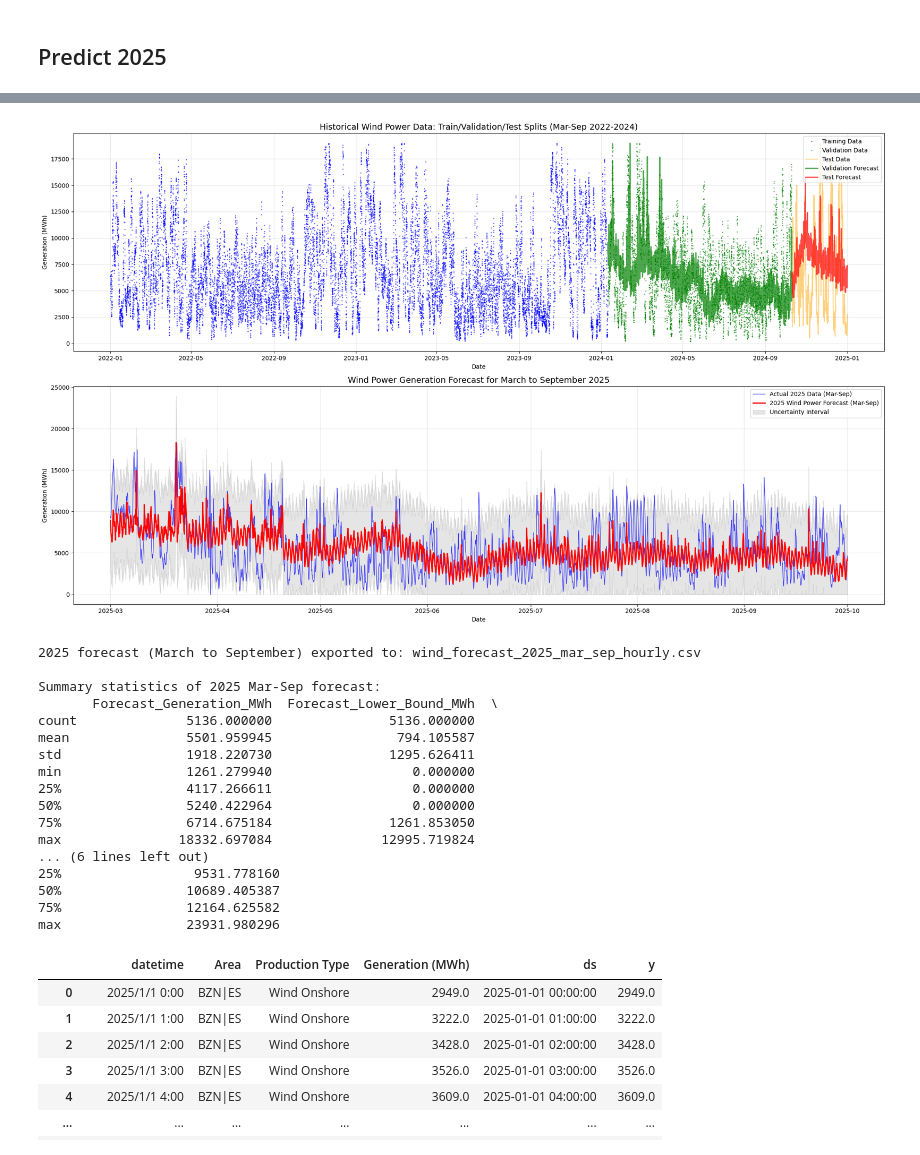
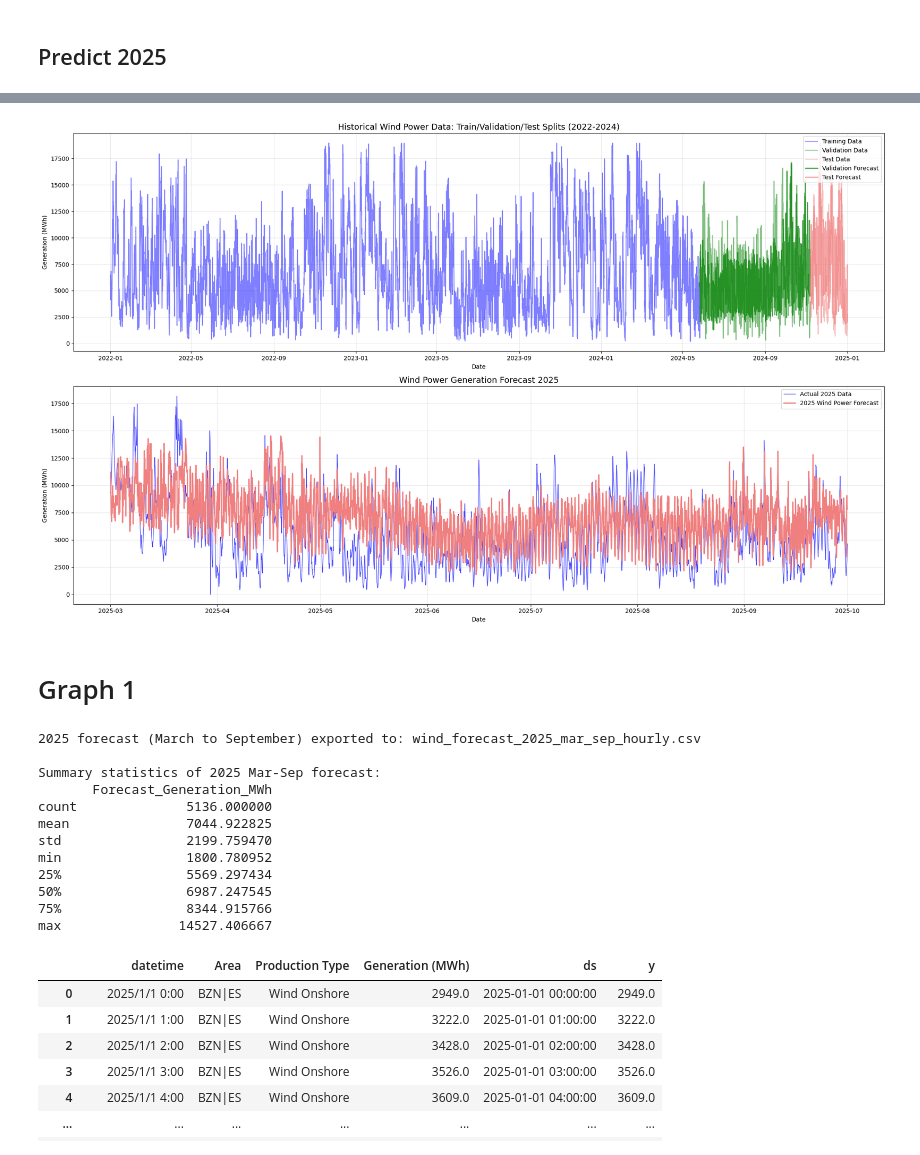
Before and after one commit to sdcastanedaa-max/2025-26-Data-driven, a Jupyter notebook: Advance_forecast/forecast_wind_gen.ipynb, the cells around one changed output, grey strips where cells are left out. Cells and saved outputs as stored; diff of their text form; code cells hidden in the pictures.

Commit message:
25/11/2025 Wind

```diff
--- a/Advance_forecast/forecast_wind_gen.ipynb
+++ b/Advance_forecast/forecast_wind_gen.ipynb
@@ -170,8 +170,8 @@ wind_df = pd.read_csv("../Gen_data/Wind_2022_2024.csv")
 # Split data into train (70%), validation (20%), and test (10%)
 # Using only March to September data from 2022-2024
 total_rows = len(df)
-train_size = int(0.675 * total_rows)
-val_size = int(0.25 * total_rows)
+train_size = int(0.8 * total_rows)
+val_size = int(0.15 * total_rows)
 
 train_df = df.iloc[:train_size].copy()
 val_df = df.iloc[train_size:train_size + val_size].copy()
@@ -362,15 +340,12 @@ Training complete!
 from sklearn.metrics import mean_absolute_error, mean_squared_error
 import numpy as np
 
-# Predict on validation data (add floor constraint and solar elevation regressor)
 val_df_pred = val_df.copy()
 val_df_pred['floor'] = 0
-val_forecast = model.predict(val_df_pred[['ds', 'floor', 'wind_potential_index']])
+val_forecast = model.predict(val_df_pred)
 
 # Clip predictions to non-negative values (safety check)
 val_forecast['yhat'] = val_forecast['yhat'].clip(lower=0)
-val_forecast['yhat_lower'] = val_forecast['yhat_lower'].clip(lower=0)
-val_forecast['yhat_upper'] = val_forecast['yhat_upper'].clip(lower=0)
 
 # Reset indices to align properly
 val_actual = val_df['y'].values
@@ -382,7 +357,7 @@ val_rmse = np.sqrt(mean_squared_error(val_actual, val_pred))
 
 # Calculate MAPE excluding very small values (< 10 MWh threshold for meaningful generation)
 # This filters out nighttime and very low generation periods
-threshold = 10  # MWh
+threshold = 1000  # MWh
 significant_mask = val_actual >= threshold
 if significant_mask.sum() > 0:
     val_mape = np.mean(np.abs((val_actual[significant_mask] - val_pred[significant_mask]) / val_actual[significant_mask])) * 100
@@ -431,12 +406,10 @@ Prediction range:
 # Test model on test set
 test_df_pred = test_df.copy()
 test_df_pred['floor'] = 0
-test_forecast = model.predict(test_df_pred[['ds', 'floor', 'wind_potential_index']])
+test_forecast = model.predict(test_df_pred)
 
 # Clip predictions to non-negative values (safety check)
 test_forecast['yhat'] = test_forecast['yhat'].clip(lower=0)
-test_forecast['yhat_lower'] = test_forecast['yhat_lower'].clip(lower=0)
-test_forecast['yhat_upper'] = test_forecast['yhat_upper'].clip(lower=0)
 
 # Reset indices to align properly
 test_actual = test_df['y'].values
@@ -447,7 +420,7 @@ test_mae = mean_absolute_error(test_actual, test_pred)
 test_rmse = np.sqrt(mean_squared_error(test_actual, test_pred))
 
 # Calculate MAPE excluding very small values (< 10 MWh threshold)
-threshold = 10  # MWh
+threshold = 1000  # MWh
 significant_mask = test_actual >= threshold
 if significant_mask.sum() > 0:
     test_mape = np.mean(np.abs((test_actual[significant_mask] - test_pred[significant_mask]) / test_actual[significant_mask])) * 100
@@ -550,8 +523,6 @@ forecast_2025 = model.predict(future_2025)
 
 # Clip predictions to non-negative values
 forecast_2025['yhat'] = forecast_2025['yhat'].clip(lower=0)
-forecast_2025['yhat_lower'] = forecast_2025['yhat_lower'].clip(lower=0)
-forecast_2025['yhat_upper'] = forecast_2025['yhat_upper'].clip(lower=0)
 
 # Calculate metrics for 2025 forecast
 actual_2025 = df_2025['y'].values
@@ -620,53 +591,47 @@ Note: Wind potential index combines wind speed and seasonal factors for
 # %%
 # Visualize train/val/test splits and model performance for wind power
 fig, axes = plt.subplots(2, 1, figsize=(20, 12))
 
 # Plot 1: Historical data with splits (Mar-Sep 2022-2024)
 ax1 = axes[0]
-ax1.plot(train_df['ds'], train_df['y'], 'b.', label='Training Data', alpha=0.5, markersize=2)
-ax1.plot(val_df['ds'], val_df['y'], 'g.', label='Validation Data', alpha=0.5, markersize=2)
-ax1.plot(test_df['ds'], test_df['y'], 'orange', label='Test Data', alpha=0.5, markersize=2)
+ax1.plot(train_df['ds'], train_df['y'], 'blue', label='Training Data', alpha=0.5, markersize=2)
+ax1.plot(val_df['ds'], val_df['y'], 'green', label='Validation Data', alpha=0.5, markersize=2)
+ax1.plot(test_df['ds'], test_df['y'], 'lightcoral', label='Test Data', alpha=0.5, markersize=2)
 
 # Add predictions on validation and test sets
-ax1.plot(val_forecast['ds'], val_forecast['yhat'], 'g-', label='Validation Forecast', linewidth=2, alpha=0.7)
-ax1.plot(test_forecast['ds'], test_forecast['yhat'], 'r-', label='Test Forecast', linewidth=2, alpha=0.7)
+ax1.plot(val_forecast['ds'], val_forecast['yhat'], 'green', label='Validation Forecast', linewidth=2, alpha=0.7)
+ax1.plot(test_forecast['ds'], test_forecast['yhat'], 'lightcoral', label='Test Forecast', linewidth=2, alpha=0.7)
 
-ax1.set_title('Historical Wind Power Data: Train/Validation/Test Splits (Mar-Sep 2022-2024)', fontsize=14)
+ax1.set_title('Historical Wind Power Data: Train/Validation/Test Splits (2022-2024)', fontsize=14)
 ax1.set_xlabel('Date')
 ax1.set_ylabel('Generation (MWh)')
 ax1.legend(loc='upper right')
 ax1.grid(True, alpha=0.3)
 
 # Plot 2: 2025 Forecast (Mar-Sep)
 ax2 = axes[1]
-ax2.plot(df_2025['ds'], df_2025['y'], 'b-', label='Actual 2025 Data (Mar-Sep)', linewidth=1, alpha=0.7)
-ax2.plot(forecast_2025['ds'], forecast_2025['yhat'], 'r-', label='2025 Wind Power Forecast (Mar-Sep)', linewidth=2)
-ax2.fill_between(forecast_2025['ds'],
-                 forecast_2025['yhat_lower'],
-                 forecast_2025['yhat_upper'],
-                 color='gray',
-                 alpha=0.2,
-                 label='Uncertainty Interval')
+ax2.plot(df_2025['ds'], df_2025['y'], 'blue', label='Actual 2025 Data', linewidth=1, alpha=0.7)
+ax2.plot(forecast_2025['ds'], forecast_2025['yhat'], 'lightcoral', label='2025 Wind Power Forecast', linewidth=2)
 
-ax2.set_title('Wind Power Generation Forecast for March to September 2025', fontsize=14)
+ax2.set_title('Wind Power Generation Forecast 2025', fontsize=14)
 ax2.set_xlabel('Date')
 ax2.set_ylabel('Generation (MWh)')
 ax2.legend(loc='upper right')
 ax2.grid(True, alpha=0.3)
 
 plt.tight_layout()
 plt.show()
 # %% [output]
-[figure, old version]
+[figure, new version]
+# %% [markdown]
+# Graph 1
 # %%
 # Export 2025 forecast (Mar-Sep) to CSV
-forecast_export = forecast_2025[['ds', 'yhat', 'yhat_lower', 'yhat_upper']].copy()
+forecast_export = forecast_2025[['ds', 'yhat']].copy()
 forecast_export['timestamp'] = forecast_export['ds'].dt.strftime('%Y-%m-%d %H:%M:%S')
-forecast_export = forecast_export[['timestamp', 'yhat', 'yhat_lower', 'yhat_upper']].rename(columns={
+forecast_export = forecast_export[['timestamp', 'yhat']].rename(columns={
     'timestamp': 'Timestamp',
-    'yhat': 'Forecast_Generation_MWh',
-    'yhat_lower': 'Forecast_Lower_Bound_MWh',
-    'yhat_upper': 'Forecast_Upper_Bound_MWh'
+    'yhat': 'Forecast_Generation_MWh'
 })
 
 output_file = 'wind_forecast_2025_mar_sep_hourly.csv'
@@ -678,20 +643,15 @@ print(forecast_export.describe())
 2025 forecast (March to September) exported to: wind_forecast_2025_mar_sep_hourly.csv
 
 Summary statistics of 2025 Mar-Sep forecast:
-       Forecast_Generation_MWh  Forecast_Lower_Bound_MWh  \
-count              5136.000000               5136.000000
-mean               5501.959945                794.105587
-std                1918.220730               1295.626411
-min                1261.279940                  0.000000
-25%                4117.266611                  0.000000
-50%                5240.422964                  0.000000
-75%                6714.675184               1261.853050
-max               18332.697084              12995.719824
-... (6 lines left out)
-25%                 9531.778160
-50%                10689.405387
-75%                12164.625582
-max                23931.980296
+       Forecast_Generation_MWh
+count              5136.000000
+mean               7044.922825
+std                2199.759470
+min                1800.780952
+25%                5569.297434
+50%                6987.247545
+75%                8344.915766
+max               14527.406667
 # %%
 # Load actual 2025 data for comparison
 df_2025 = pd.read_csv("../Gen_data/Wind_Onshore_hourly_2025.csv")
```
Also changed, not shown: parts of 14 cells of this notebook, 1 other file.
